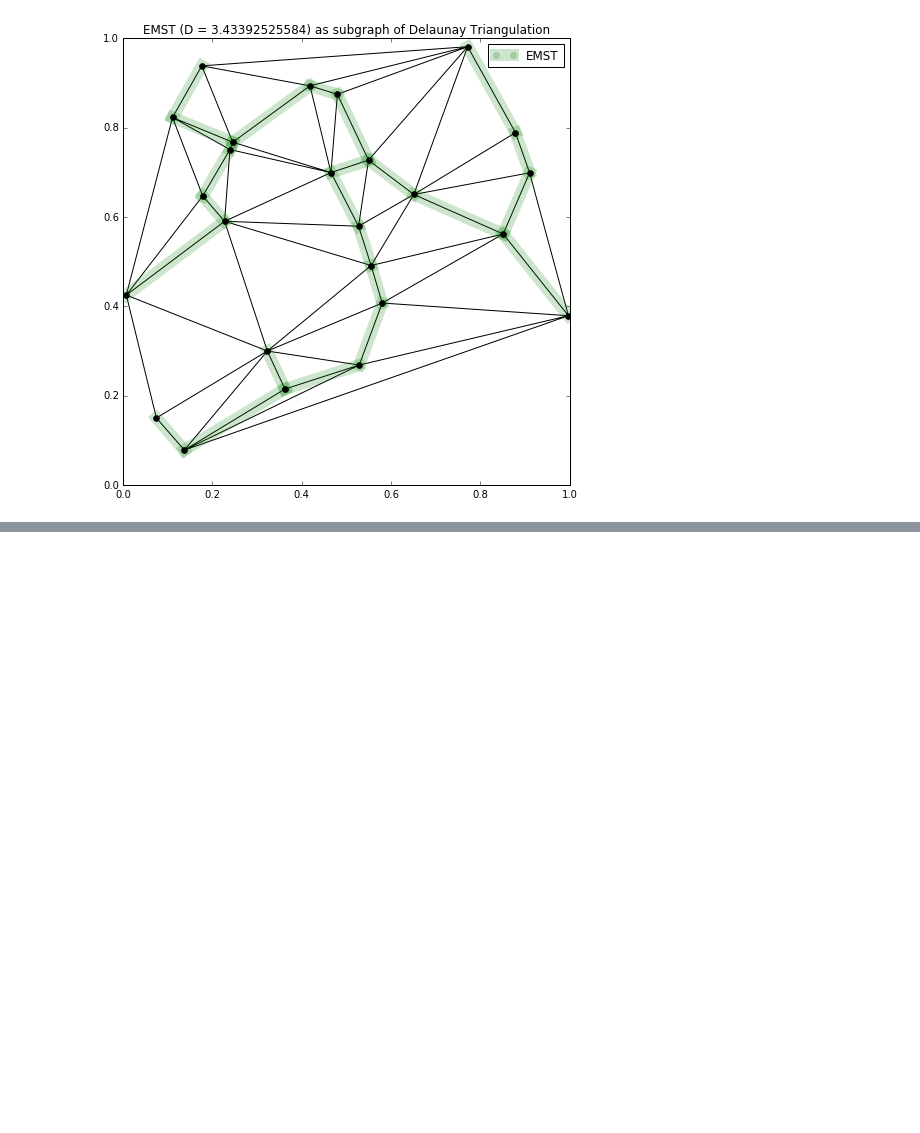
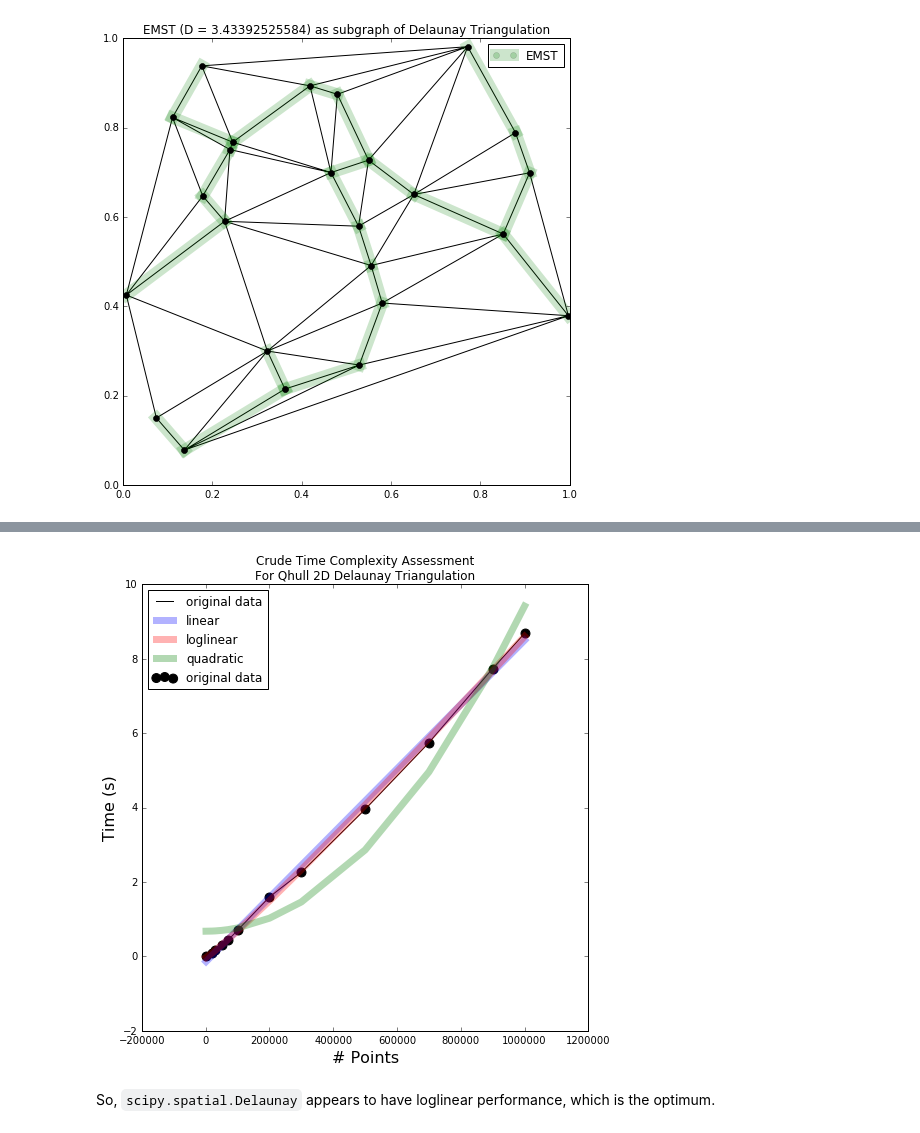
Before and after one commit to tylerjereddy/pycon-2016, a Jupyter notebook: computational_geometry_tutorial.ipynb, the cells around one changed output, grey strips where cells are left out. Saved outputs shown, nothing was run; the diff lists cells and outputs as text; code cells hidden in the pictures; blank space fills up the shorter version.

Commit message:
Added the new section 4.4.4 Measuring the time complexity of scipy.spatial.Delaunay().

```diff
--- a/computational_geometry_tutorial.ipynb
+++ b/computational_geometry_tutorial.ipynb
@@ -893,0 +896,13 @@ diagonal of undirected_graph: [ 0.  0.  0.  0.  0.  0.  0.  0.  0.  0.  0.  0.
+# %%
+#use a similar empirical approach to that used above for benchmarking the convex hull code
+
+points_list = [1000,20000,30000,50000,70000,100000,200000,300000,500000,700000,900000,1000000]
+list_times = []
+
+for num_points in points_list:
+    random_2D_points = np.random.random_sample((num_points,2))
+    start_time = time.time()
+    tri = scipy.spatial.Delaunay(random_2D_points)
+    elapsed_time = time.time() - start_time
+    list_times.append(elapsed_time)
+    print 'benchmarked', num_points, 'points in:', elapsed_time, ' seconds'
@@ -893,0 +922,29 @@ diagonal of undirected_graph: [ 0.  0.  0.  0.  0.  0.  0.  0.  0.  0.  0.  0.
+# %%
+
+popt, pcov = scipy.optimize.curve_fit(linear, points_list, list_times)
+linear_y_data = linear(np.array(points_list), popt[0], popt[1])
+popt, pcov = scipy.optimize.curve_fit(loglinear, points_list, list_times)
+loglinear_y_data = loglinear(np.array(points_list), popt[0], popt[1])
+popt, pcov = scipy.optimize.curve_fit(quadratic, points_list, list_times)
+quadratic_y_data = quadratic(np.array(points_list), popt[0], popt[1])
+
+fig_bench_Delaunay = plt.figure()
+ax = fig_bench_Delaunay.add_subplot(111)
+ax.scatter(points_list, list_times, c='k', label='original data', s = 80)
+ax.plot(points_list, list_times, c='k', label='original data')
+
+ax.plot(points_list, linear_y_data, c = 'blue', lw=7,alpha = 0.3, label = 'linear')
+ax.plot(points_list, loglinear_y_data, c = 'red', lw=7,alpha = 0.3, label = 'loglinear')
+ax.plot(points_list, quadratic_y_data, c = 'green', lw=7,alpha = 0.3, label = 'quadratic')
+ax.legend(loc=2)
+
+ax.set_title('Crude Time Complexity Assessment\nFor Qhull 2D Delaunay Triangulation')
+#ax.set_xlim(-50,1.2e+6)
+#ax.set_ylim(-0.02,0.20)
+ax.set_xlabel('# Points',fontsize=16)
+ax.set_ylabel('Time (s)', fontsize=16)
+fig_bench_Delaunay.set_size_inches(8,8)
+# %% [output]
+[figure, added]
+# %% [markdown]
+So, `scipy.spatial.Delaunay` appears to have loglinear performance, which is the optimum.
```
Also changed, not shown: parts of 2 cells of this notebook.
